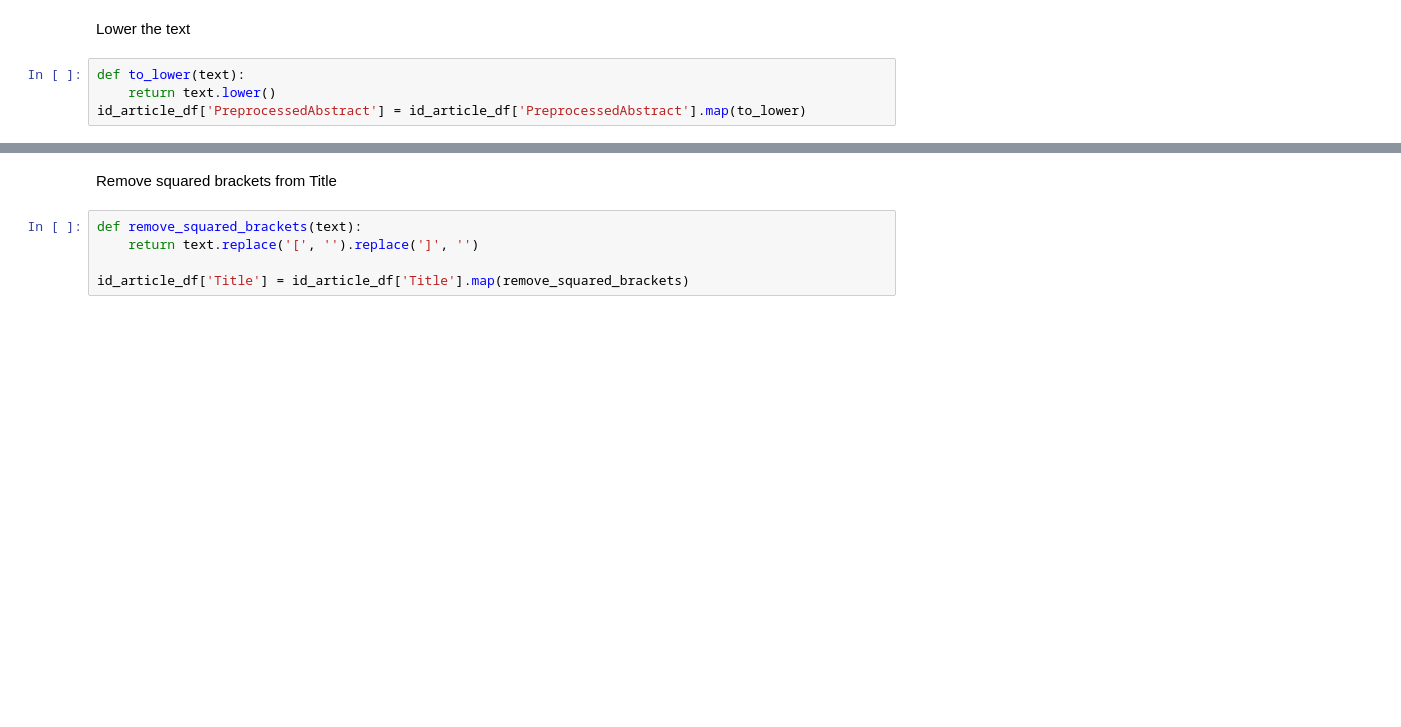
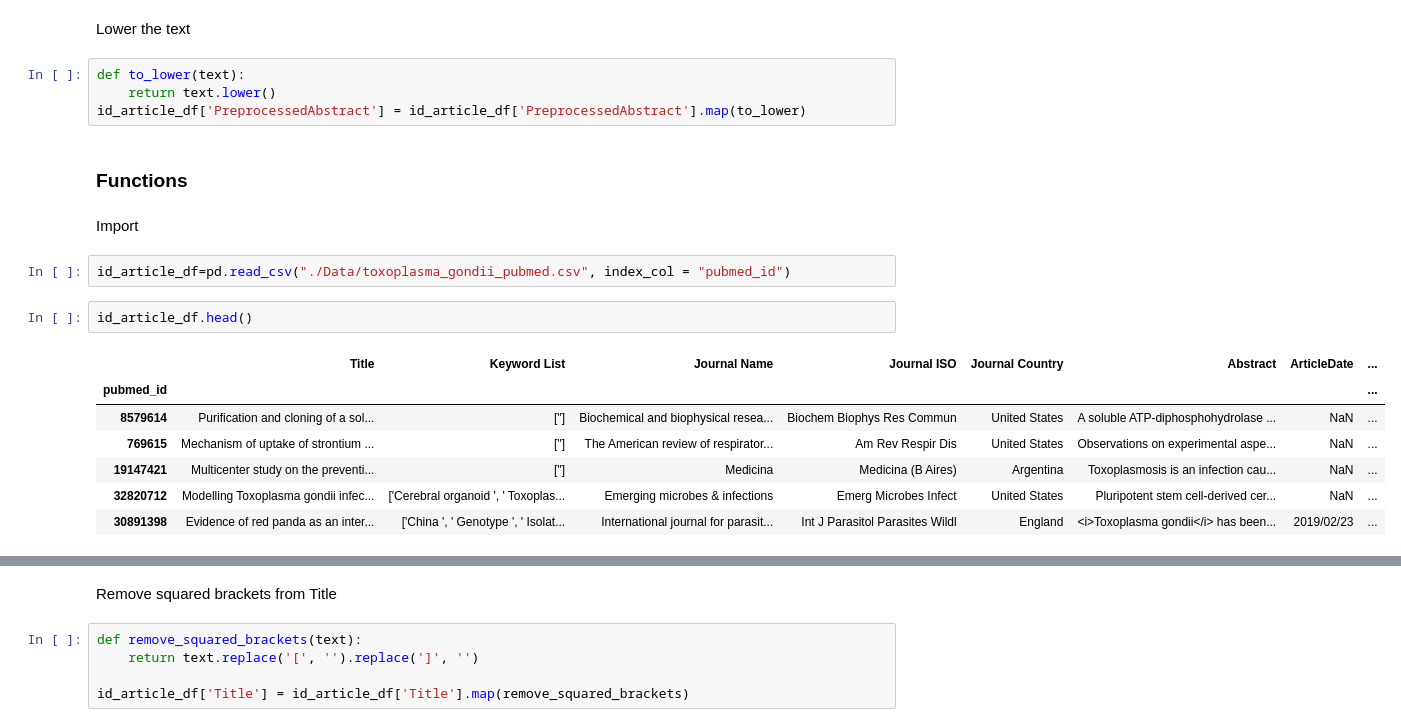
Before and after one commit to giocoal/toxoplasma-gondii-pubmed-acquisition-and-analysis, a Jupyter notebook: 1_Data_Aquisition_and_Preprocessing.ipynb, the cells around one changed output, grey strips where cells are left out. Drawn from its saved outputs; the diff is of its cells as text; blank space fills up the shorter version.

```diff
--- a/1_Data_Aquisition_and_Preprocessing.ipynb
+++ b/1_Data_Aquisition_and_Preprocessing.ipynb
@@ -306,3 +515,19 @@ Lower the text
 def to_lower(text):
     return text.lower()
 id_article_df['PreprocessedAbstract'] = id_article_df['PreprocessedAbstract'].map(to_lower)
+# %% [markdown]
+### Functions
+# %% [markdown]
+Import
+# %%
+id_article_df=pd.read_csv("./Data/toxoplasma_gondii_pubmed.csv", index_col = "pubmed_id")
+# %%
+id_article_df.head()
+# %% [output]
+|  | Title | Keyword List | Journal Name | Journal ISO | Journal Country | Abstract | ArticleDate | ... |
+| pubmed_id |  |  |  |  |  |  |  | ... |
+| 8579614 | Purification and cloning of a sol... | [''] | Biochemical and biophysical resea... | Biochem Biophys Res Commun | United States | A soluble ATP-diphosphohydrolase ... | NaN | ... |
+| 769615 | Mechanism of uptake of strontium ... | [''] | The American review of respirator... | Am Rev Respir Dis | United States | Observations on experimental aspe... | NaN | ... |
+| 19147421 | Multicenter study on the preventi... | [''] | Medicina | Medicina (B Aires) | Argentina | Toxoplasmosis is an infection cau... | NaN | ... |
+| 32820712 | Modelling Toxoplasma gondii infec... | ['Cerebral organoid ', ' Toxoplas... | Emerging microbes & infections | Emerg Microbes Infect | United States | Pluripotent stem cell-derived cer... | NaN | ... |
+| 30891398 | Evidence of red panda as an inter... | ['China ', ' Genotype ', ' Isolat... | International journal for parasit... | Int J Parasitol Parasites Wildl | England | <i>Toxoplasma gondii</i> has been... | 2019/02/23 | ... |
```
Also changed, not shown: parts of 48 cells of this notebook, 5 other files.
